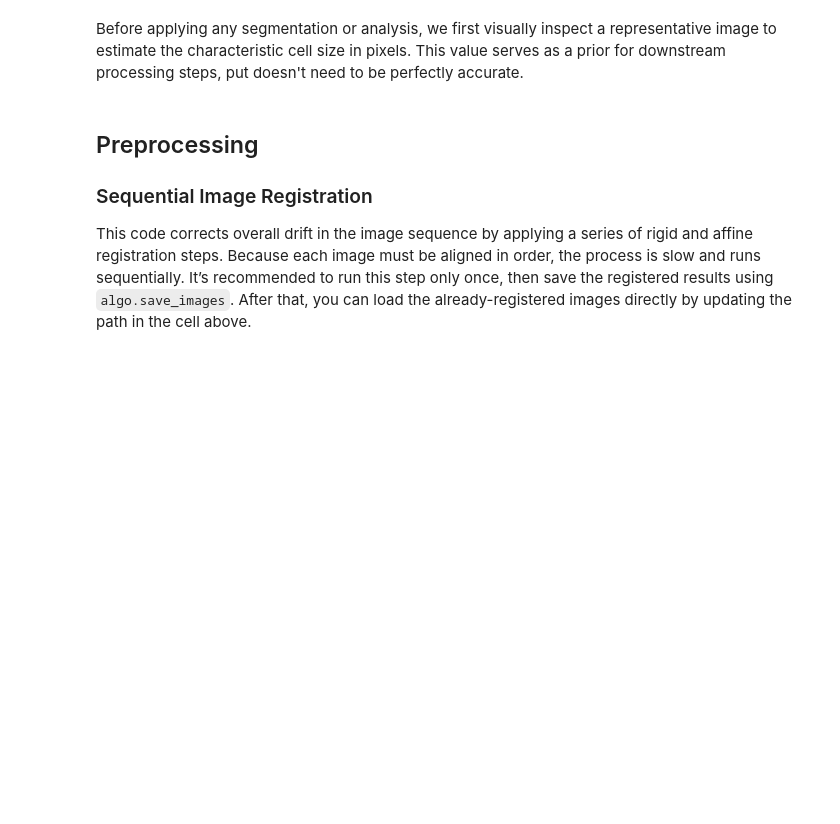
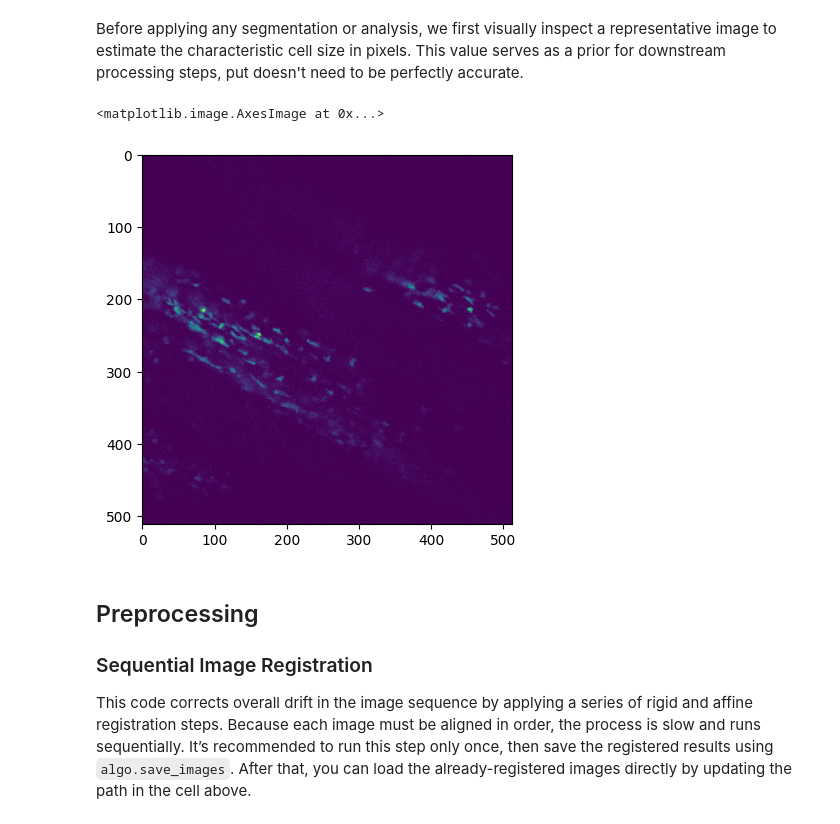
Before and after one commit to Gitinc/argus, a Jupyter notebook: notebooks/compute_cell_paths.ipynb, the cells around one changed output. Cells and saved outputs as stored; diff of their text form; code cells hidden in the pictures; blank space fills up the shorter version.

```diff
--- a/notebooks/compute_cell_paths.ipynb
+++ b/notebooks/compute_cell_paths.ipynb
@@ -42,23 +42,24 @@ IMAGE_PATHS_PATTERN = rf'{YOUR_DATA_PATH}/XXXX_*.tif'
 
 Furthermore the IMAGE_CHANNEL is set.
 # %%
-IMAGE_PATHS_PATTERN = rf'{YOUR_DATA_PATH}/t*.tif'
+IMAGE_PATHS_PATTERN = rf'{YOUR_DATA_PATH}/lyve-dsRed_lck-GFP_DOB-12-8-2024_Fish-8_2mpf_Tail-fin_lower-side_t*.tif'
 algo.IMAGE_CHANNEL = IMAGE_CHANNEL
 DATASET_NAME = os.path.splitext(os.path.basename(IMAGE_PATHS_PATTERN))[0]
 os.makedirs(OUTPUT_PATH,exist_ok=True)
 # %% [markdown]
 With the file pattern defined, we can now load the images into memory and rescale them to [0,255].
 # %%
-images = algo.read_images(directory = IMAGE_PATHS_PATTERN, is_gray_scale = True)
+images = algo.read_images(directory = IMAGE_PATHS_PATTERN, is_gray_scale = False)
 images = algo.batch_rescale_rgb_to_255(images)
-images=images[:3]
 images_unchanged = images.copy()
-images_unchanged=images_unchanged[:3]
 # %% [markdown]
 Before applying any segmentation or analysis, we first visually inspect a representative image to estimate the characteristic cell size in pixels. This value serves as a prior for downstream processing steps, put doesn't need to be perfectly accurate.
 # %%
-CELL_SIZE = 30
+CELL_SIZE = 10
 plt.imshow(images_unchanged[0][...,IMAGE_CHANNEL])
+# %% [output]
+<matplotlib.image.AxesImage at 0x...>
+[figure, added]
 # %% [markdown]
 ## Preprocessing
 
```
Also changed, not shown: parts of 10 cells of this notebook, 1 other file.
